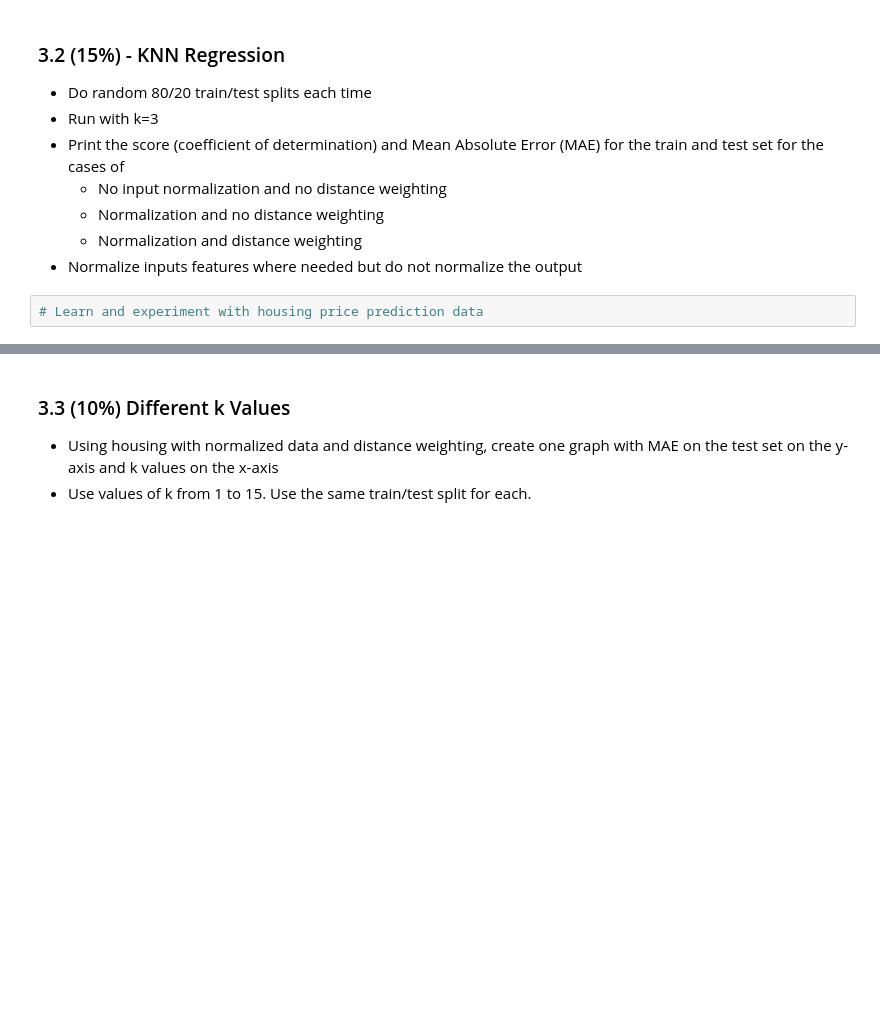
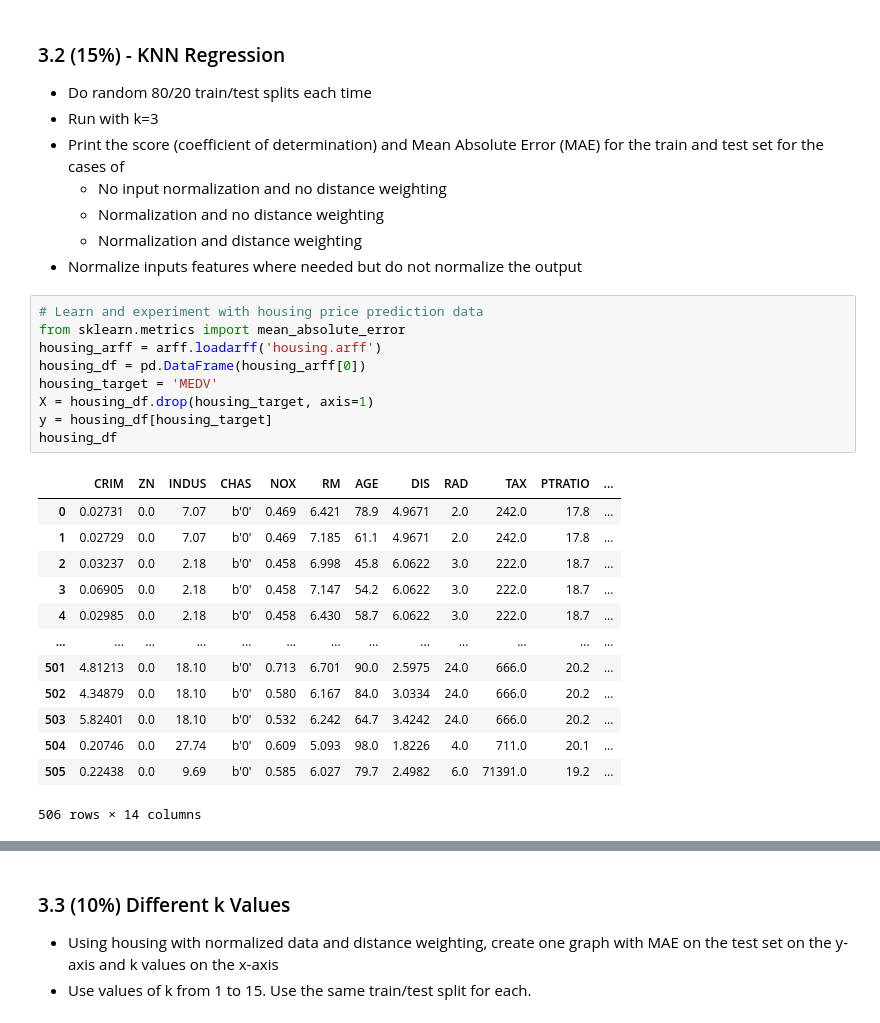
Before and after one commit to henderj/cs270-labs, a Jupyter notebook: knn/KNN Lab.ipynb, the cells around one changed output, grey strips where cells are left out. Cells and saved outputs as stored; diff of their text form; blank space fills up the shorter version.

```diff
--- a/knn/KNN Lab.ipynb
+++ b/knn/KNN Lab.ipynb
@@ -320,5 +326,26 @@ Discussion(discussion_id, questions, net_id); pass
   - Normalization and no distance weighting
   - Normalization and distance weighting
 - Normalize inputs features where needed but do not normalize the output
-# %%
-# Learn and experiment with housing price prediction data
+# %%
+# Learn and experiment with housing price prediction data
+from sklearn.metrics import mean_absolute_error
+housing_arff = arff.loadarff('housing.arff')
+housing_df = pd.DataFrame(housing_arff[0])
+housing_target = 'MEDV'
+X = housing_df.drop(housing_target, axis=1)
+y = housing_df[housing_target]
+housing_df
+# %% [output]
+|  | CRIM | ZN | INDUS | CHAS | NOX | RM | AGE | DIS | RAD | TAX | PTRATIO | ... |
+| 0 | 0.02731 | 0.0 | 7.07 | b'0' | 0.469 | 6.421 | 78.9 | 4.9671 | 2.0 | 242.0 | 17.8 | ... |
+| 1 | 0.02729 | 0.0 | 7.07 | b'0' | 0.469 | 7.185 | 61.1 | 4.9671 | 2.0 | 242.0 | 17.8 | ... |
+| 2 | 0.03237 | 0.0 | 2.18 | b'0' | 0.458 | 6.998 | 45.8 | 6.0622 | 3.0 | 222.0 | 18.7 | ... |
+| 3 | 0.06905 | 0.0 | 2.18 | b'0' | 0.458 | 7.147 | 54.2 | 6.0622 | 3.0 | 222.0 | 18.7 | ... |
+| 4 | 0.02985 | 0.0 | 2.18 | b'0' | 0.458 | 6.430 | 58.7 | 6.0622 | 3.0 | 222.0 | 18.7 | ... |
+| ... | ... | ... | ... | ... | ... | ... | ... | ... | ... | ... | ... | ... |
+| 501 | 4.81213 | 0.0 | 18.10 | b'0' | 0.713 | 6.701 | 90.0 | 2.5975 | 24.0 | 666.0 | 20.2 | ... |
+| 502 | 4.34879 | 0.0 | 18.10 | b'0' | 0.580 | 6.167 | 84.0 | 3.0334 | 24.0 | 666.0 | 20.2 | ... |
+| 503 | 5.82401 | 0.0 | 18.10 | b'0' | 0.532 | 6.242 | 64.7 | 3.4242 | 24.0 | 666.0 | 20.2 | ... |
+| 504 | 0.20746 | 0.0 | 27.74 | b'0' | 0.609 | 5.093 | 98.0 | 1.8226 | 4.0 | 711.0 | 20.1 | ... |
+| 505 | 0.22438 | 0.0 | 9.69 | b'0' | 0.585 | 6.027 | 79.7 | 2.4982 | 6.0 | 71391.0 | 19.2 | ... |
+506 rows × 14 columns
```
Also changed, not shown: parts of 7 cells of this notebook.
